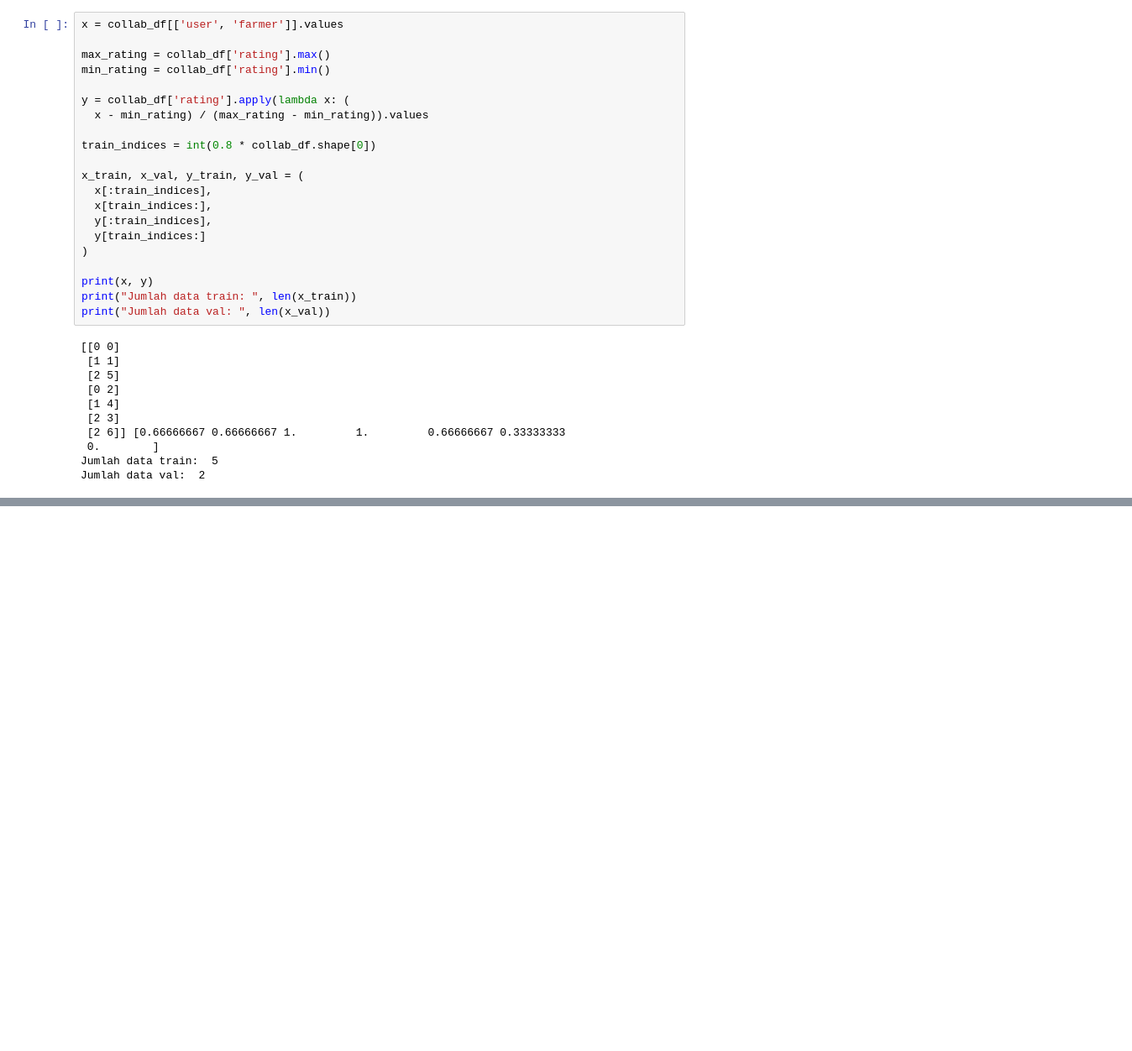
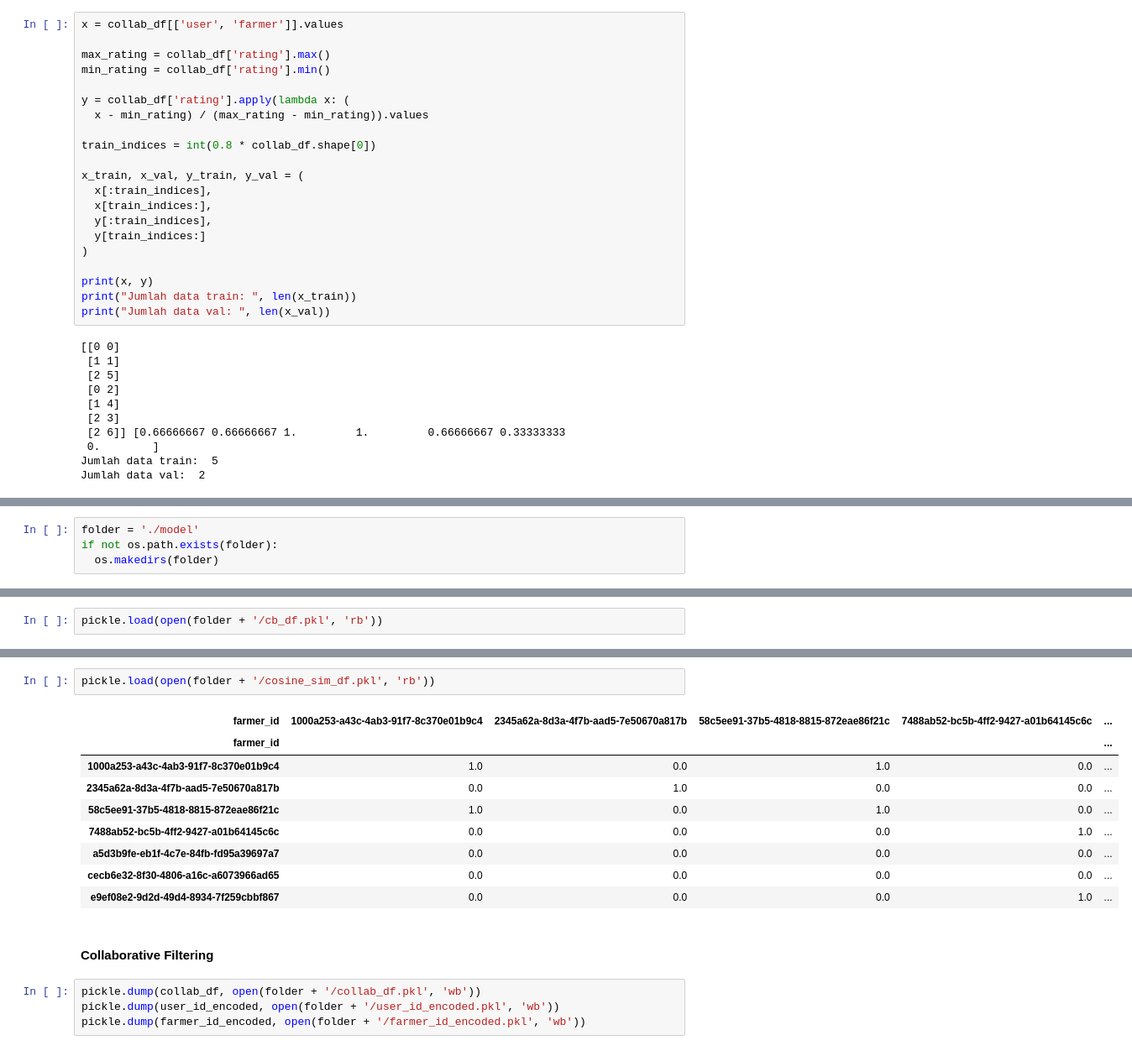
Before and after one commit to AgrowiseHackfest2024/agrowise-ml-hackfest, a Jupyter notebook: Agrowise_ContentBased_Recommendation.ipynb, the cells around one changed output, grey strips where cells are left out. Shown at 84% size. Cells and saved outputs as stored; diff of their text form; blank space fills up the shorter version.

Commit message:
collaborative recommendation still error

```diff
--- a/Agrowise_ContentBased_Recommendation.ipynb
+++ b/Agrowise_ContentBased_Recommendation.ipynb
@@ -427,0 +425,4 @@ get_collab_recommendations(user_id='c74c14bf-d6ae-455d-842c-6c02cd638349', k=10)
+# %%
+folder = './model'
+if not os.path.exists(folder):
+  os.makedirs(folder)
@@ -427,0 +434,2 @@ get_collab_recommendations(user_id='c74c14bf-d6ae-455d-842c-6c02cd638349', k=10)
+# %%
+pickle.load(open(folder + '/cb_df.pkl', 'rb'))
@@ -427,0 +445,18 @@ get_collab_recommendations(user_id='c74c14bf-d6ae-455d-842c-6c02cd638349', k=10)
+# %%
+pickle.load(open(folder + '/cosine_sim_df.pkl', 'rb'))
+# %% [output]
+| farmer_id | 1000a253-a43c-4ab3-91f7-8c370e01b9c4 | 2345a62a-8d3a-4f7b-aad5-7e50670a817b | 58c5ee91-37b5-4818-8815-872eae86f21c | 7488ab52-bc5b-4ff2-9427-a01b64145c6c | ... |
+| farmer_id |  |  |  |  | ... |
+| 1000a253-a43c-4ab3-91f7-8c370e01b9c4 | 1.0 | 0.0 | 1.0 | 0.0 | ... |
+| 2345a62a-8d3a-4f7b-aad5-7e50670a817b | 0.0 | 1.0 | 0.0 | 0.0 | ... |
+| 58c5ee91-37b5-4818-8815-872eae86f21c | 1.0 | 0.0 | 1.0 | 0.0 | ... |
+| 7488ab52-bc5b-4ff2-9427-a01b64145c6c | 0.0 | 0.0 | 0.0 | 1.0 | ... |
+| a5d3b9fe-eb1f-4c7e-84fb-fd95a39697a7 | 0.0 | 0.0 | 0.0 | 0.0 | ... |
+| cecb6e32-8f30-4806-a16c-a6073966ad65 | 0.0 | 0.0 | 0.0 | 0.0 | ... |
+| e9ef08e2-9d2d-49d4-8934-7f259cbbf867 | 0.0 | 0.0 | 0.0 | 1.0 | ... |
+# %% [markdown]
+#### Collaborative Filtering
+# %%
+pickle.dump(collab_df, open(folder + '/collab_df.pkl', 'wb'))
+pickle.dump(user_id_encoded, open(folder + '/user_id_encoded.pkl', 'wb'))
+pickle.dump(farmer_id_encoded, open(folder + '/farmer_id_encoded.pkl', 'wb'))
```
Also changed, not shown: parts of 20 cells of this notebook, 15 other files.
